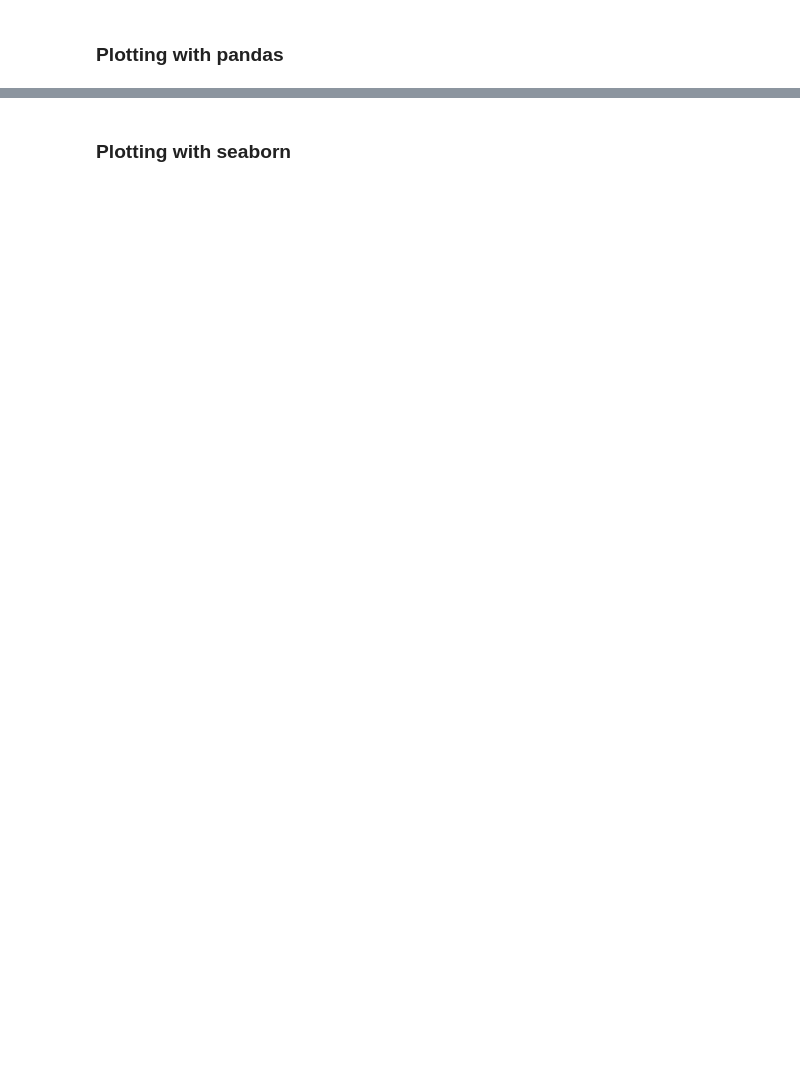
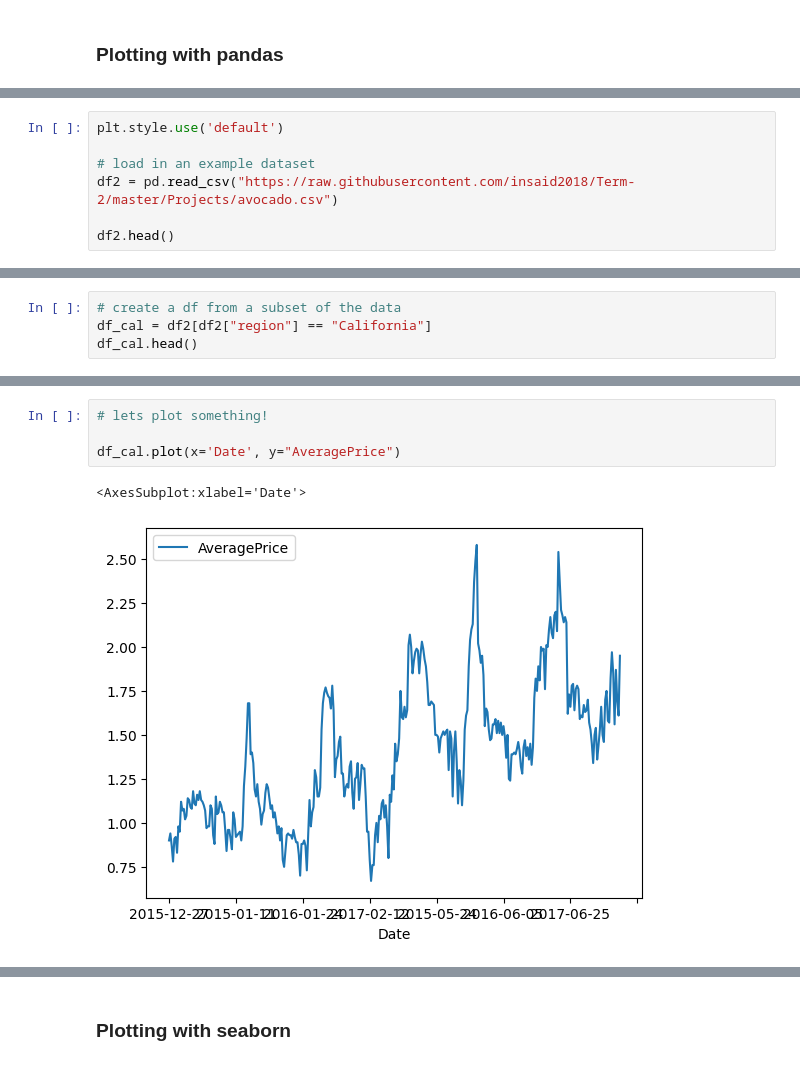
Before and after one commit to GuckLab/SciViz, a Jupyter notebook: workshops/WS3_styles_and_pd-sns.ipynb, the cells around one changed output, grey strips where cells are left out. Cells and saved outputs as stored; diff of their text form; blank space fills up the shorter version.

```diff
--- a/workshops/WS3_styles_and_pd-sns.ipynb
+++ b/workshops/WS3_styles_and_pd-sns.ipynb
@@ -218,0 +274,7 @@ with plt.xkcd():
+# %%
+plt.style.use('default')
+
+# load in an example dataset
+df2 = pd.read_csv("https://raw.githubusercontent.com/insaid2018/Term-2/master/Projects/avocado.csv")
+
+df2.head()
@@ -218,0 +288,4 @@ with plt.xkcd():
+# %%
+# create a df from a subset of the data
+df_cal = df2[df2["region"] == "California"]
+df_cal.head()
@@ -218,0 +299,7 @@ with plt.xkcd():
+# %%
+# lets plot something!
+
+df_cal.plot(x='Date', y="AveragePrice")
+# %% [output]
+<AxesSubplot:xlabel='Date'>
+[figure, added]
```
Also changed, not shown: parts of 18 cells of this notebook.
